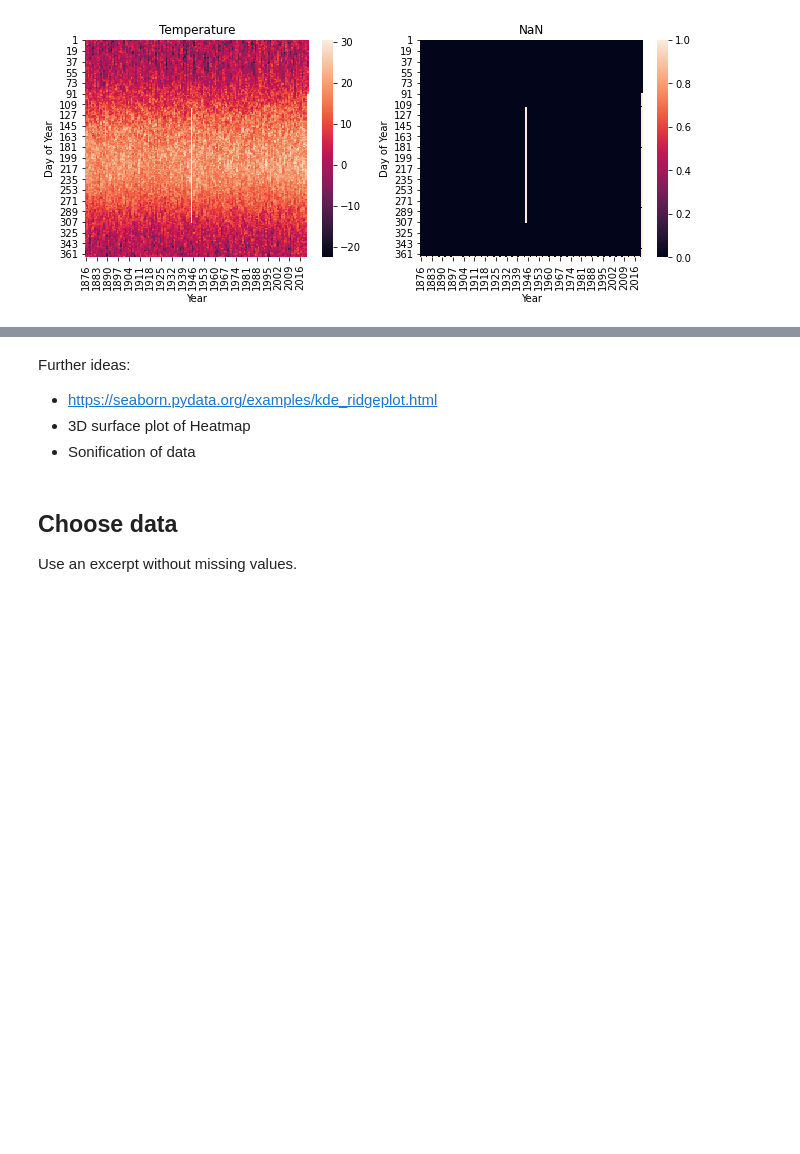
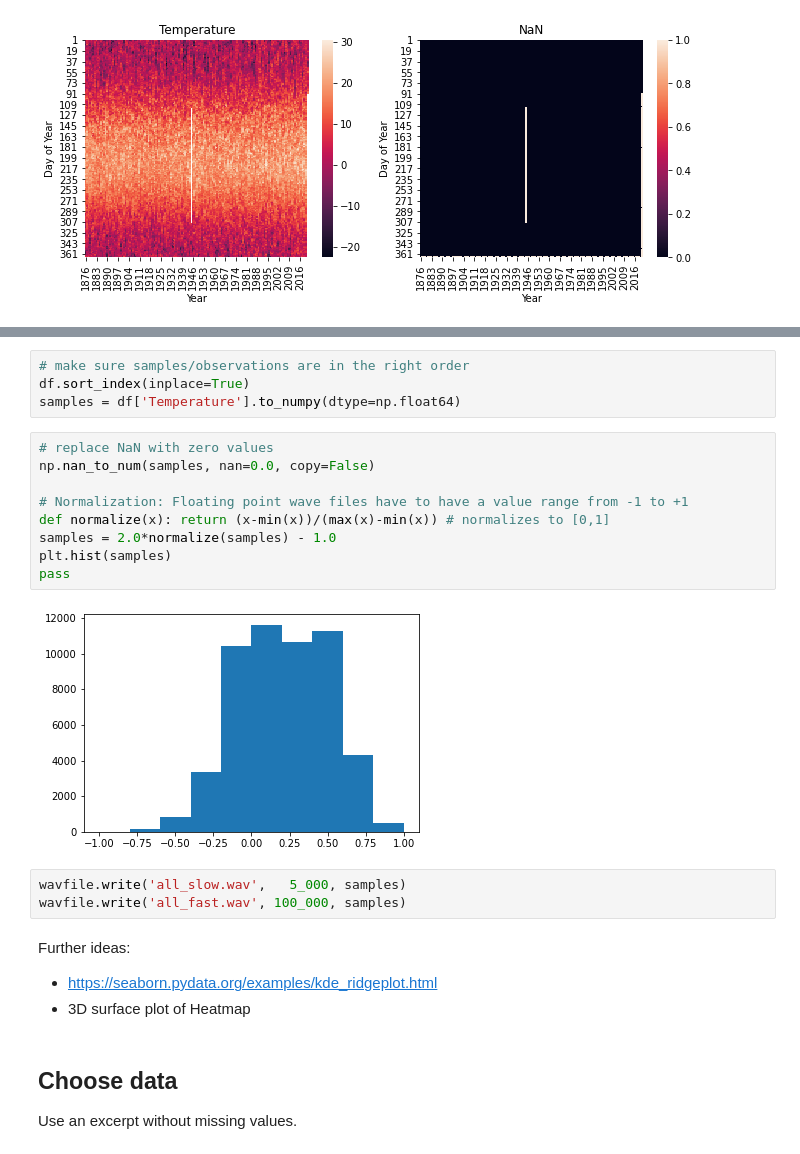
Before and after one commit to raphaelw/data-science-bootcamp, a Jupyter notebook: 07_week/exercises/time_series_weather.ipynb, the cells around one changed output, grey strips where cells are left out. Cells and saved outputs as stored; diff of their text form; blank space fills up the shorter version.

Commit message:
sonification

```diff
--- a/07_week/exercises/time_series_weather.ipynb
+++ b/07_week/exercises/time_series_weather.ipynb
@@ -106,8 +121,25 @@ sns.heatmap(piv.isna(), ax=ax2)
+# %%
+# make sure samples/observations are in the right order
+df.sort_index(inplace=True)
+samples = df['Temperature'].to_numpy(dtype=np.float64)
+# %%
+# replace NaN with zero values
+np.nan_to_num(samples, nan=0.0, copy=False)
+
+# Normalization: Floating point wave files have to have a value range from -1 to +1
+def normalize(x): return (x-min(x))/(max(x)-min(x)) # normalizes to [0,1]
+samples = 2.0*normalize(samples) - 1.0
+plt.hist(samples)
+pass
+# %% [output]
+[figure, added]
+# %%
+wavfile.write('all_slow.wav',   5_000, samples)
+wavfile.write('all_fast.wav', 100_000, samples)
 # %% [markdown]
 Further ideas:
 * https://seaborn.pydata.org/examples/kde_ridgeplot.html
 * 3D surface plot of Heatmap
-* Sonification of data
 # %% [markdown]
 ## Choose data
 
```
Also changed, not shown: parts of 4 cells of this notebook, 2 other files.
